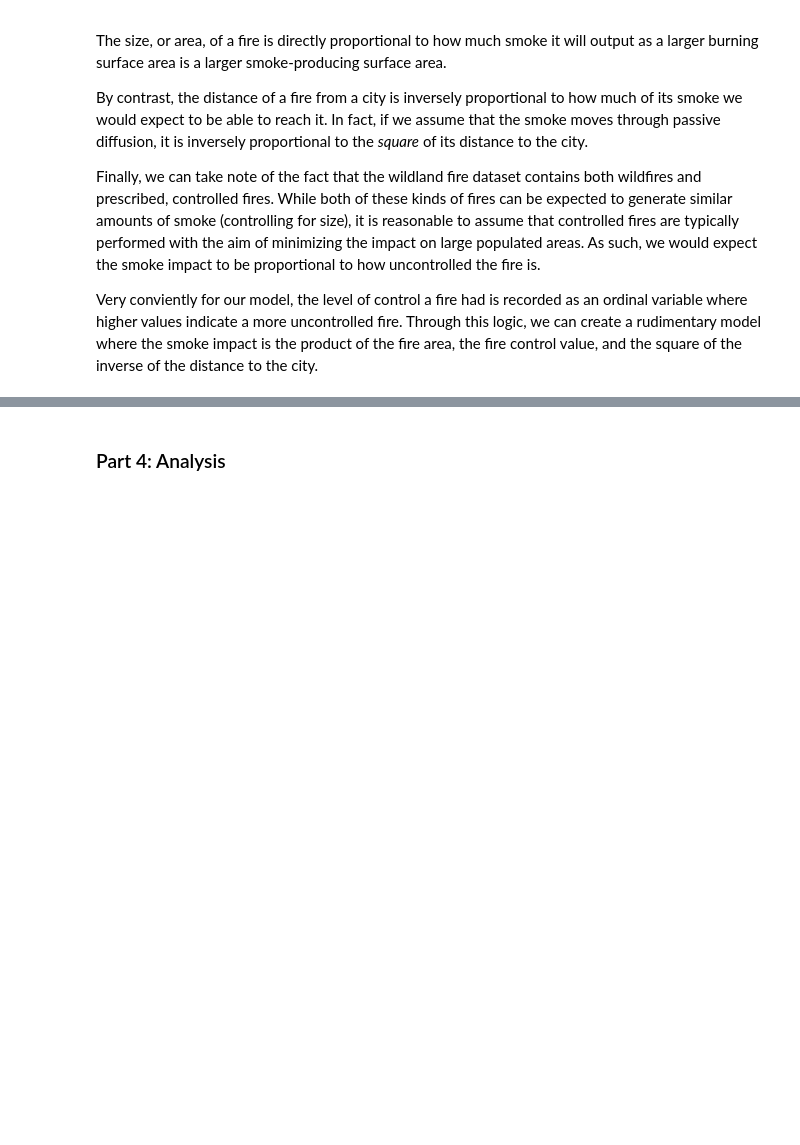
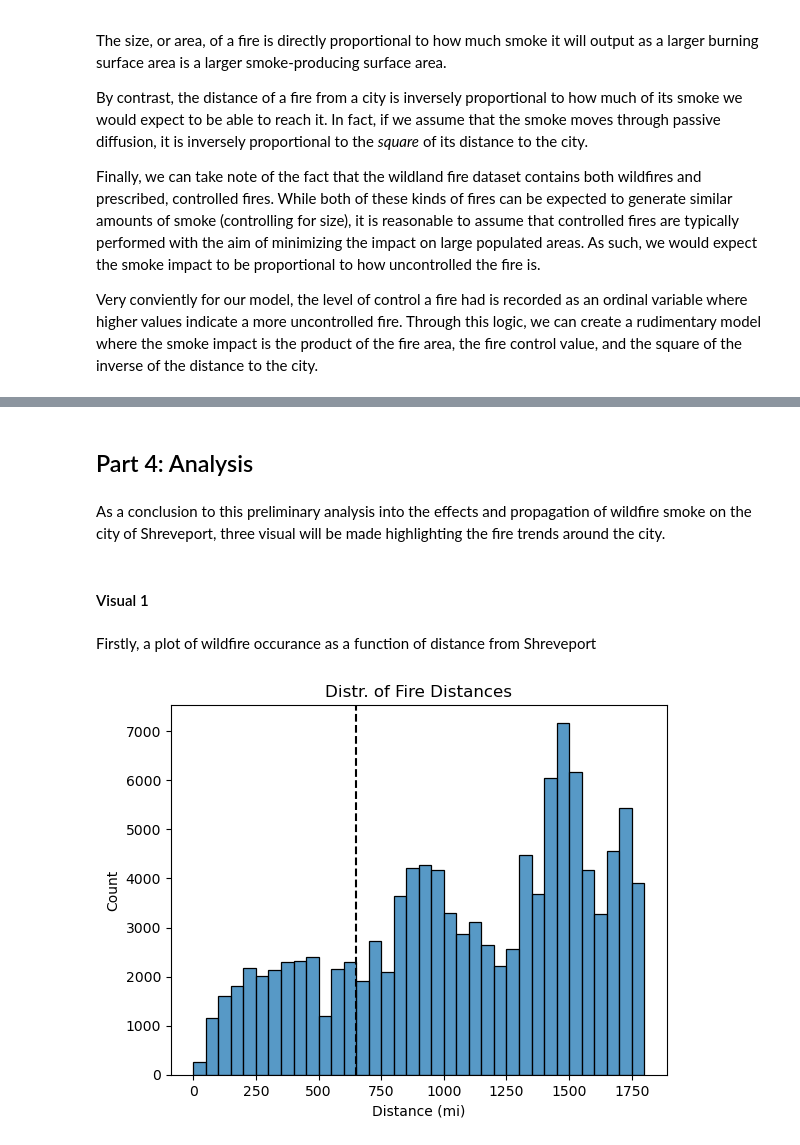
Before and after one commit to BrunoB42/DATA512Project, a Jupyter notebook: Part1CommonAnalysis.ipynb, the cells around one changed output, grey strips where cells are left out. Saved outputs shown, nothing was run; the diff lists cells and outputs as text; code cells hidden in the pictures; blank space fills up the shorter version.

```diff
--- a/Part1CommonAnalysis.ipynb
+++ b/Part1CommonAnalysis.ipynb
@@ -387,6 +409,6 @@ Throughout this analysis, two main reference systems will be used. When attempti
 wildfire_gdf: gpd.GeoDataFrame = wildfire_gdf.to_crs(epsg=4326)
 shrevepoint_epsg = gpd.GeoSeries([shrevepoint], crs="EPSG:4326")
 # %%
-# Calculating distance and converting to kilometers
-wildfire_gdf["dist_epsg_5070"] = wildfire_gdf.to_crs(epsg=5070).distance(shrevepoint_epsg.to_crs(epsg=5070)[0]) * 0.001
+# Calculating distance and converting to miles for parity with AQI dataset
+wildfire_gdf["dist_epsg_5070"] = wildfire_gdf.to_crs(epsg=5070).distance(shrevepoint_epsg.to_crs(epsg=5070)[0]) * 0.000621371
 # %%
@@ -534,2 +624,2 @@ For this purpose, a standard ARIMA model will be used and its assumption of stat
 # %% [markdown]
-### Part 4: Analysis
+## Part 4: Analysis
@@ -541,0 +626,17 @@ For this purpose, a standard ARIMA model will be used and its assumption of stat
+# %% [markdown]
+As a conclusion to this preliminary analysis into the effects and propagation of wildfire smoke on the city of Shreveport, three visual will be made highlighting the fire trends around the city.
+# %% [markdown]
+#### Visual 1
+# %% [markdown]
+Firstly, a plot of wildfire occurance as a function of distance from Shreveport
+# %%
+# Plotting histogram of wildland fire counts as a functon of distance from Shreveport
+sns.histplot(data=wildfire_gdf_all_dist, x="dist_epsg_5070", bins=range(0, 1850, 50))
+# Indicating the cutoff threshold used to filter for fires close to Shreveport in the model
+plt.axvline(x=650, color='k', linestyle='--')
+plt.title('Distr. of Fire Distances')
+plt.xlabel('Distance (mi)')
+plt.ylabel('Count')
+plt.show()
+# %% [output]
+[figure, added]
```
Also changed, not shown: parts of 31 cells of this notebook.
